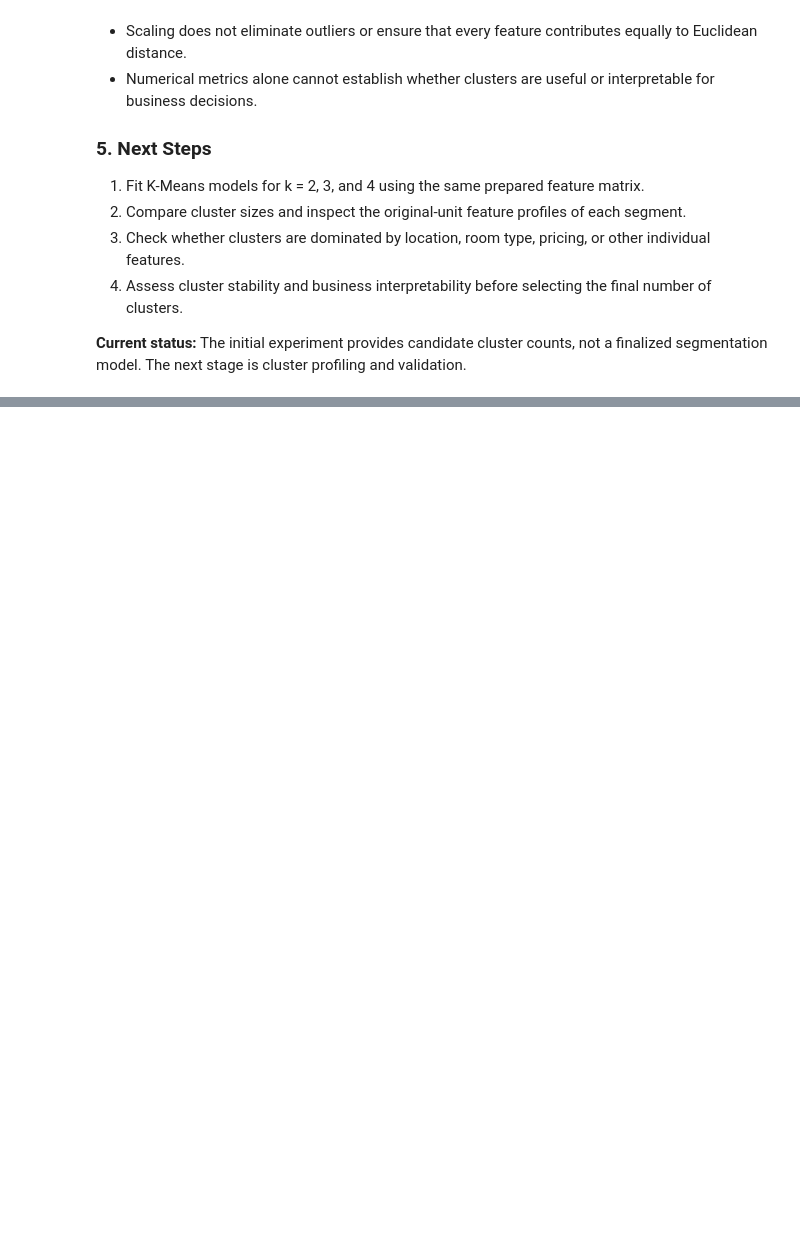
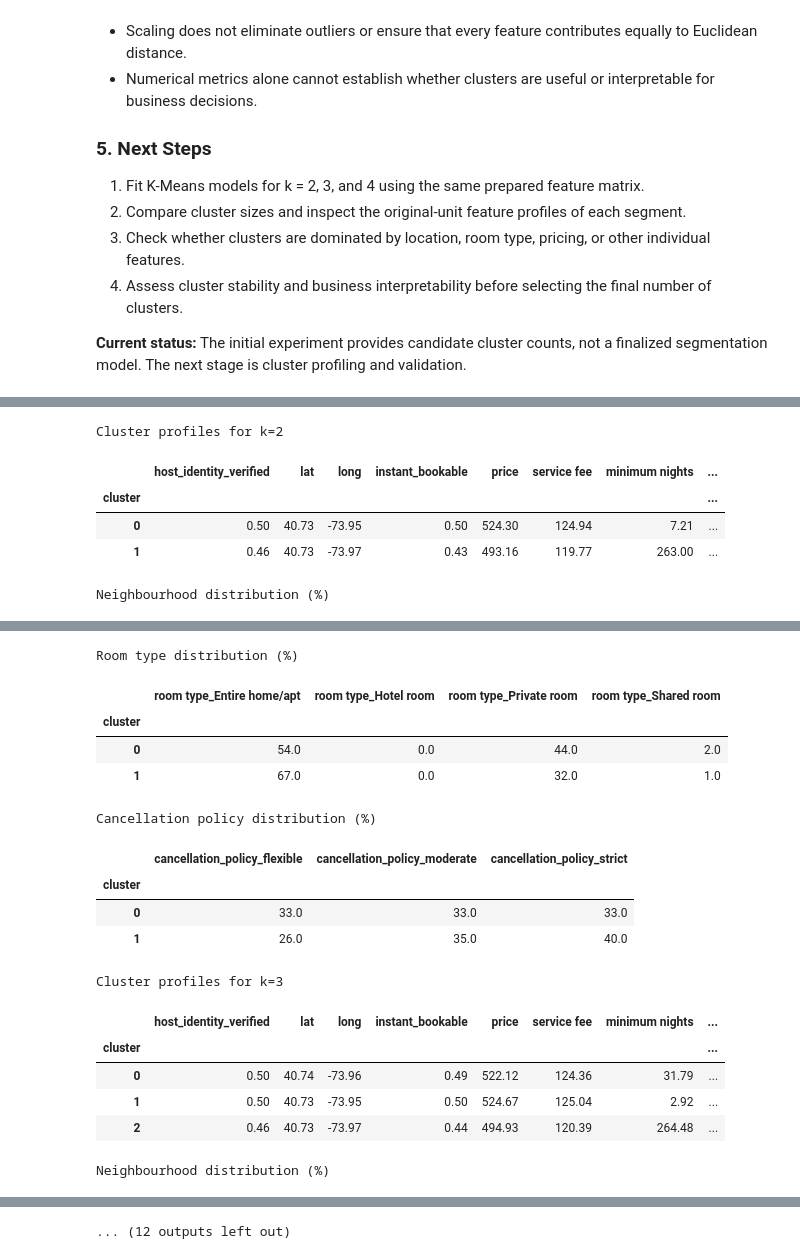
Before and after one commit to Vaishnavik-droid/customer-segmentation, a Jupyter notebook: notebooks/clustering.ipynb, the cells around one changed output, grey strips where cells are left out. Cells and saved outputs as stored; diff of their text form; code cells hidden in the pictures; blank space fills up the shorter version.

```diff
--- a/notebooks/clustering.ipynb
+++ b/notebooks/clustering.ipynb
@@ -348,0 +392,50 @@ Inertia was calculated using the full dataset. Silhouette scores were estimated
+# %%
+
+# Build an interpretation dataset in original units
+df_profile = df.copy()
+
+if "minimum nights" in df_profile.columns:
+    df_profile["minimum nights"] = (
+        df_profile["minimum nights"].clip(upper=365)
+    )
+
+# Identify one-hot encoded categorical features
+category_groups = {
+    "Neighbourhood": [
+        c for c in df_profile.columns
+        if c.startswith("neighbourhood group_")
+    ],
+    "Room type": [
+        c for c in df_profile.columns
+        if c.startswith("room type_")
+    ],
+    "Cancellation policy": [
+        c for c in df_profile.columns
+        if c.startswith("cancellation_policy_")
+    ]
+}
+
+profile_tables = {}
+
+for k, labels in cluster_labels.items():
+    temp = df_profile.copy()
+    temp["cluster"] = labels
+
+    # Mean values: numeric averages and proportions for 0/1 columns
+    profile = temp.groupby("cluster").mean(numeric_only=True).round(2)
+    profile_tables[k] = profile
+
+    print(f"\nCluster profiles for k={k}")
+    display(profile)
+
+    for group_name, columns in category_groups.items():
+        if columns:
+            print(f"{group_name} distribution (%)")
+            display((profile[columns] * 100).round(1))
+# %% [output]
+Cluster profiles for k=2
+|  | host_identity_verified | lat | long | instant_bookable | price | service fee | minimum nights | ... |
+| cluster |  |  |  |  |  |  |  | ... |
+| 0 | 0.50 | 40.73 | -73.95 | 0.50 | 524.30 | 124.94 | 7.21 | ... |
+| 1 | 0.46 | 40.73 | -73.97 | 0.43 | 493.16 | 119.77 | 263.00 | ... |
+Neighbourhood distribution (%)
@@ -348,0 +446,17 @@ Inertia was calculated using the full dataset. Silhouette scores were estimated
+Room type distribution (%)
+|  | room type_Entire home/apt | room type_Hotel room | room type_Private room | room type_Shared room |
+| cluster |  |  |  |  |
+| 0 | 54.0 | 0.0 | 44.0 | 2.0 |
+| 1 | 67.0 | 0.0 | 32.0 | 1.0 |
+Cancellation policy distribution (%)
+|  | cancellation_policy_flexible | cancellation_policy_moderate | cancellation_policy_strict |
+| cluster |  |  |  |
+| 0 | 33.0 | 33.0 | 33.0 |
+| 1 | 26.0 | 35.0 | 40.0 |
+Cluster profiles for k=3
+|  | host_identity_verified | lat | long | instant_bookable | price | service fee | minimum nights | ... |
+| cluster |  |  |  |  |  |  |  | ... |
+| 0 | 0.50 | 40.74 | -73.96 | 0.49 | 522.12 | 124.36 | 31.79 | ... |
+| 1 | 0.50 | 40.73 | -73.95 | 0.50 | 524.67 | 125.04 | 2.92 | ... |
+| 2 | 0.46 | 40.73 | -73.97 | 0.44 | 494.93 | 120.39 | 264.48 | ... |
+Neighbourhood distribution (%)
@@ -348,0 +468 @@ Inertia was calculated using the full dataset. Silhouette scores were estimated
+... (12 outputs left out)
```
Also changed, not shown: parts of 5 cells of this notebook.
